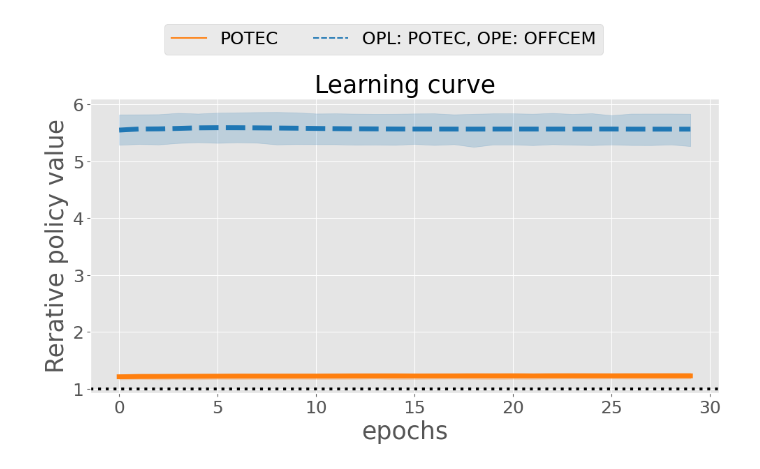
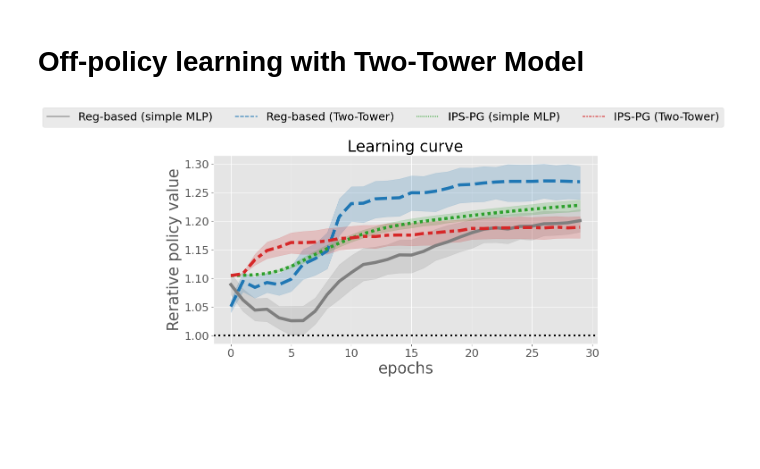
Before and after one commit to tatsuki1107/cfml_tutorial, a Jupyter notebook: action_embed/opl.ipynb, the cells around one changed output. Saved outputs shown, nothing was run; the diff lists cells and outputs as text; code cells hidden in the pictures; blank space fills up the shorter version.

```diff
--- a/action_embed/opl.ipynb
+++ b/action_embed/opl.ipynb
@@ -232,7 +235,2 @@ visualize_learning_curve(curve_df[mask])
-# %%
-# comparison of true policy value and estimated policy value for each epoch.
-# OFFCEM overestimated the true value during optimization of hyperparameters.
-mask = (curve_df["method"] == "OPL: POTEC, OPE: OFFCEM") | (curve_df["method"] == "POTEC")
-visualize_learning_curve(curve_df[mask])
-# %% [output]
-[figure, removed]
+# %% [markdown]
+# Off-policy learning with Two-Tower Model
@@ -238,0 +313,4 @@ visualize_learning_curve(curve_df[mask])
+# %%
+visualize_learning_curve(curve_df)
+# %% [output]
+[figure, added]
```
Also changed, not shown: parts of 6 cells of this notebook, 12 other files.
